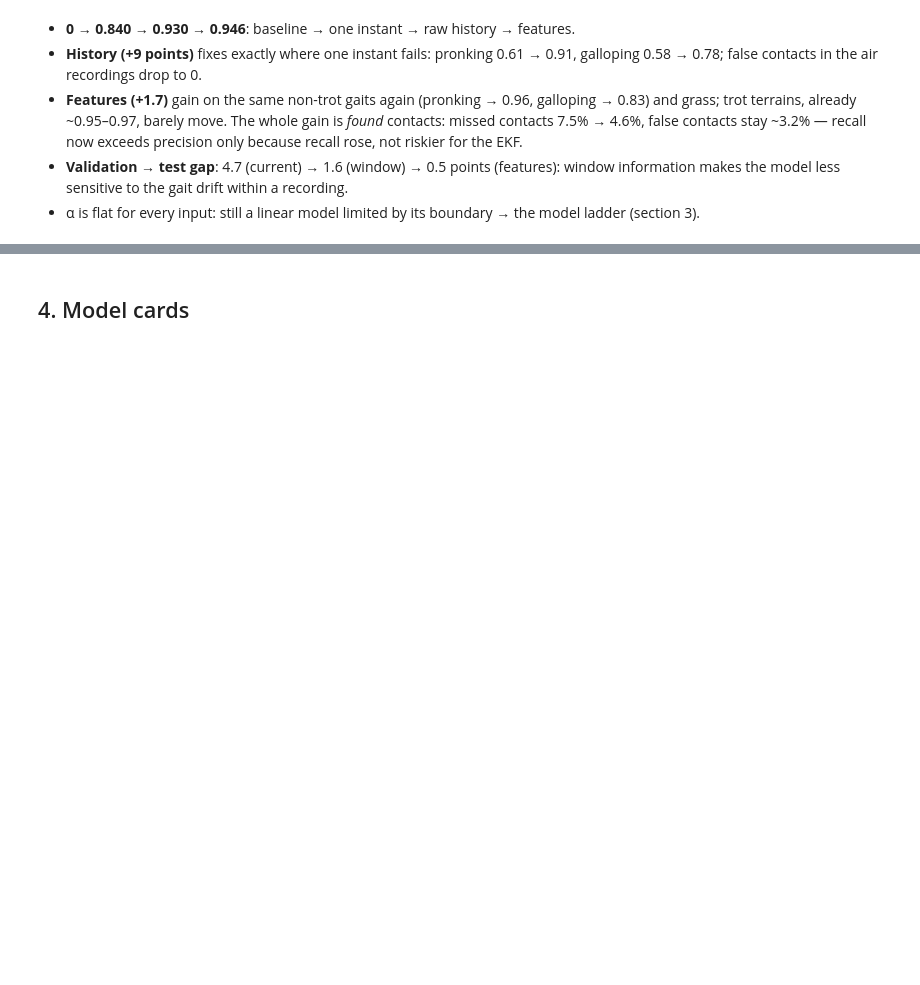
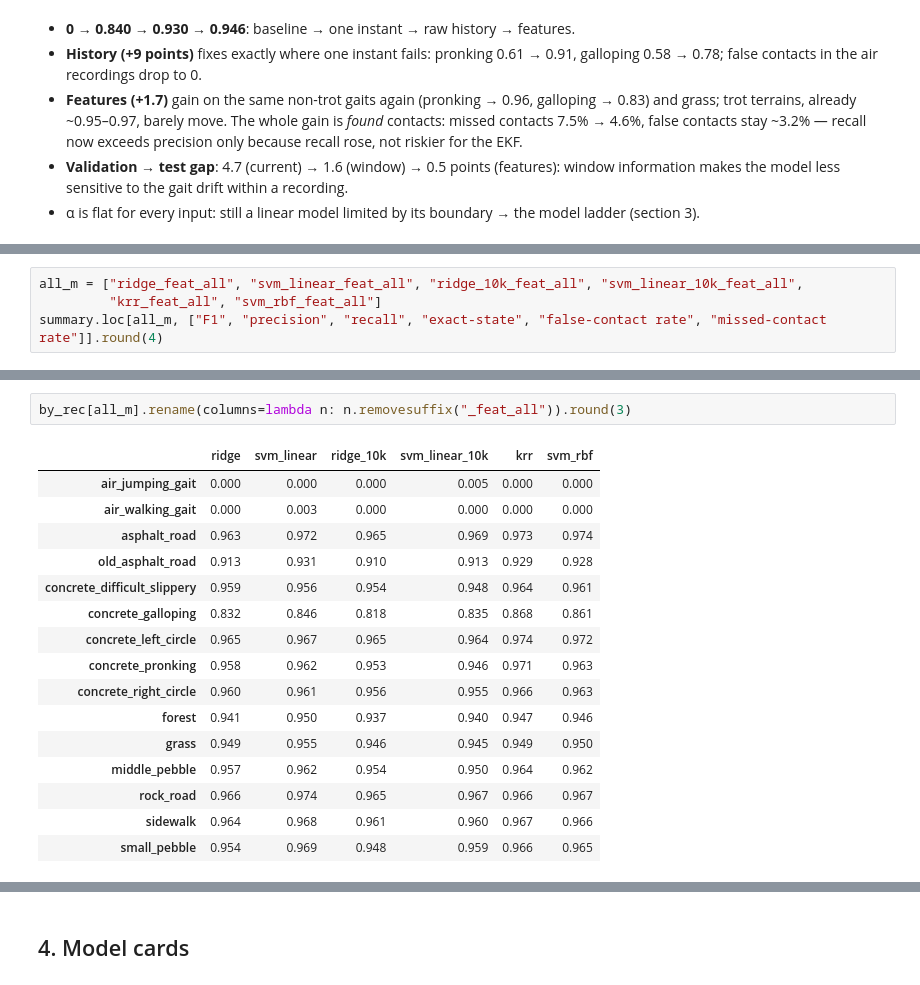
Before and after one commit to FilippoGorini/ML2_project, a Jupyter notebook: notebooks/02_results.ipynb, the cells around one changed output, grey strips where cells are left out. Cells and saved outputs as stored; diff of their text form; blank space fills up the shorter version.

```diff
--- a/notebooks/02_results.ipynb
+++ b/notebooks/02_results.ipynb
@@ -349,0 +366,4 @@ steps_m.round(3)
+# %%
+all_m = ["ridge_feat_all", "svm_linear_feat_all", "ridge_10k_feat_all", "svm_linear_10k_feat_all",
+         "krr_feat_all", "svm_rbf_feat_all"]
+summary.loc[all_m, ["F1", "precision", "recall", "exact-state", "false-contact rate", "missed-contact rate"]].round(4)
@@ -349,0 +378,19 @@ steps_m.round(3)
+# %%
+by_rec[all_m].rename(columns=lambda n: n.removesuffix("_feat_all")).round(3)
+# %% [output]
+|  | ridge | svm_linear | ridge_10k | svm_linear_10k | krr | svm_rbf |
+| air_jumping_gait | 0.000 | 0.000 | 0.000 | 0.005 | 0.000 | 0.000 |
+| air_walking_gait | 0.000 | 0.003 | 0.000 | 0.000 | 0.000 | 0.000 |
+| asphalt_road | 0.963 | 0.972 | 0.965 | 0.969 | 0.973 | 0.974 |
+| old_asphalt_road | 0.913 | 0.931 | 0.910 | 0.913 | 0.929 | 0.928 |
+| concrete_difficult_slippery | 0.959 | 0.956 | 0.954 | 0.948 | 0.964 | 0.961 |
+| concrete_galloping | 0.832 | 0.846 | 0.818 | 0.835 | 0.868 | 0.861 |
+| concrete_left_circle | 0.965 | 0.967 | 0.965 | 0.964 | 0.974 | 0.972 |
+| concrete_pronking | 0.958 | 0.962 | 0.953 | 0.946 | 0.971 | 0.963 |
+| concrete_right_circle | 0.960 | 0.961 | 0.956 | 0.955 | 0.966 | 0.963 |
+| forest | 0.941 | 0.950 | 0.937 | 0.940 | 0.947 | 0.946 |
+| grass | 0.949 | 0.955 | 0.946 | 0.945 | 0.949 | 0.950 |
+| middle_pebble | 0.957 | 0.962 | 0.954 | 0.950 | 0.964 | 0.962 |
+| rock_road | 0.966 | 0.974 | 0.965 | 0.967 | 0.966 | 0.967 |
+| sidewalk | 0.964 | 0.968 | 0.961 | 0.960 | 0.967 | 0.966 |
+| small_pebble | 0.954 | 0.969 | 0.948 | 0.959 | 0.966 | 0.965 |
```
Also changed, not shown: parts of 31 cells of this notebook, 7 other files.
